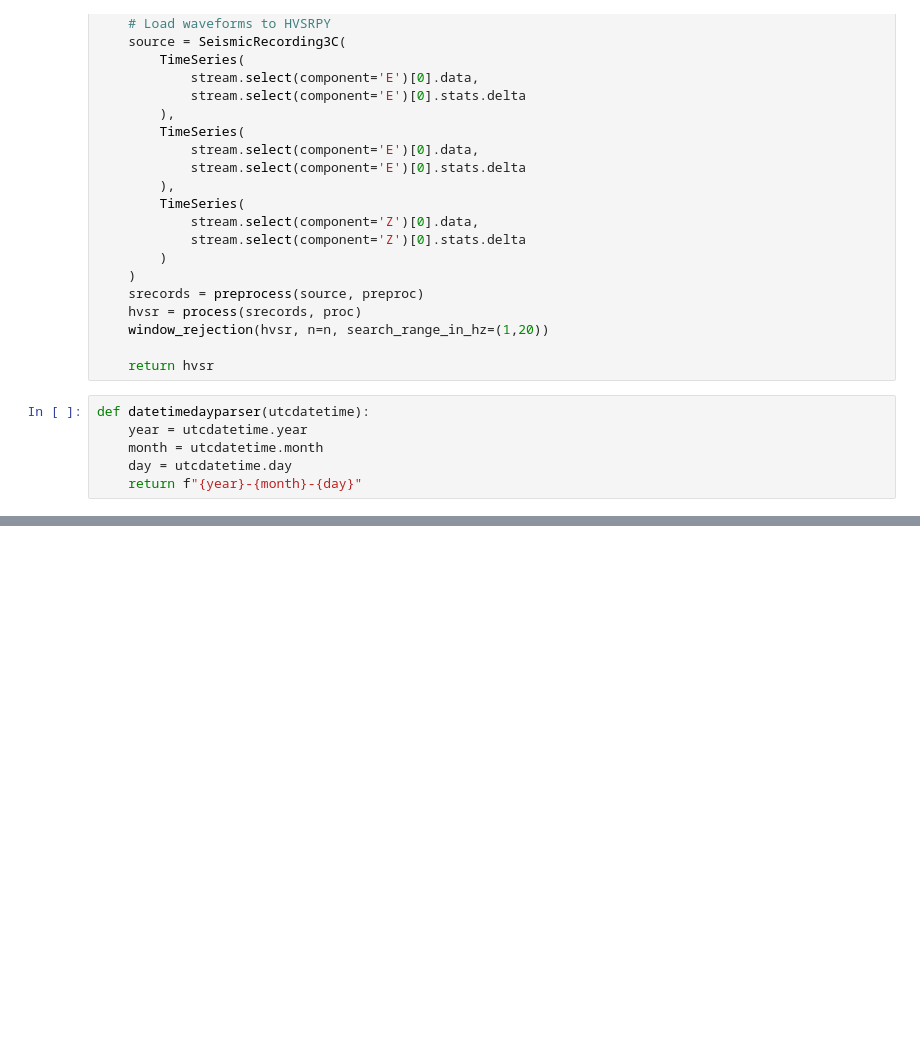
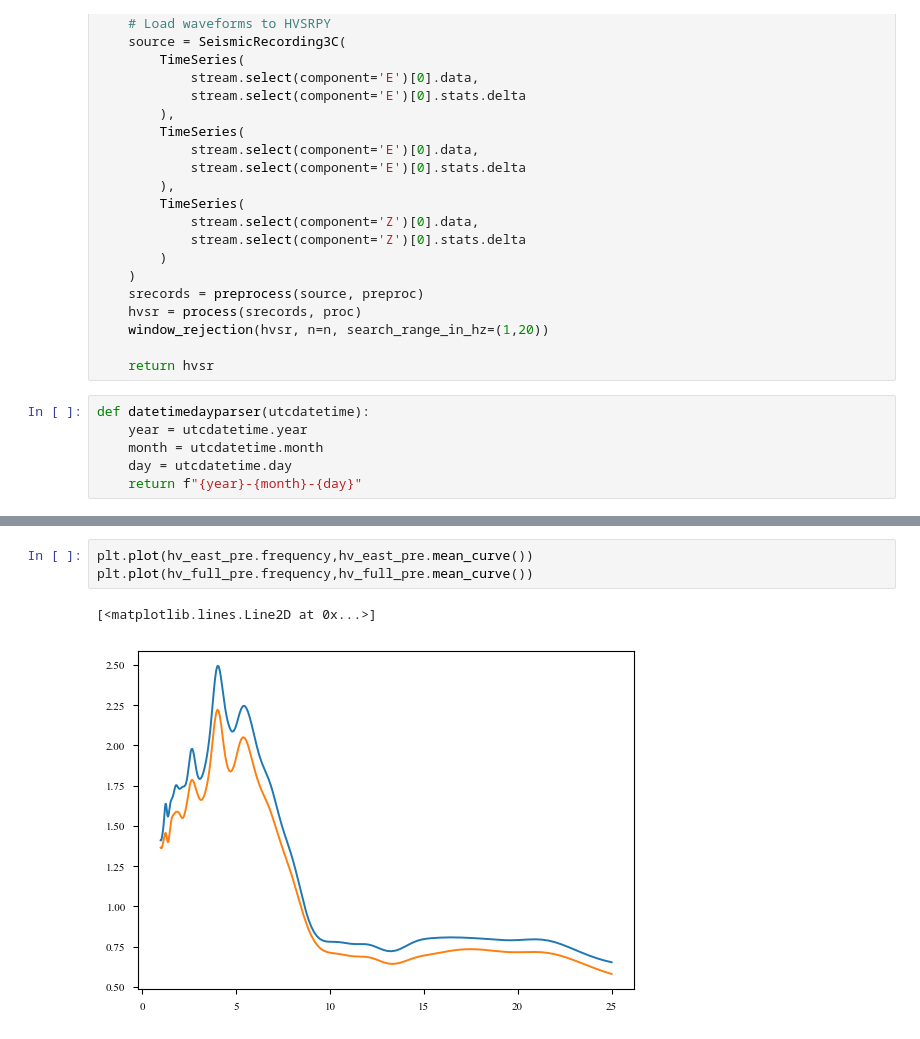
Before and after one commit to barrosofernandez/colima-lahar-hvsr, a Jupyter notebook: hvsr.ipynb, the cells around one changed output, grey strips where cells are left out. Drawn from its saved outputs; the diff is of its cells as text; blank space fills up the shorter version.

```diff
--- a/hvsr.ipynb
+++ b/hvsr.ipynb
@@ -239,0 +354,6 @@ df_hv
+# %%
+plt.plot(hv_east_pre.frequency,hv_east_pre.mean_curve())
+plt.plot(hv_full_pre.frequency,hv_full_pre.mean_curve())
+# %% [output]
+[<matplotlib.lines.Line2D at 0x...>]
+[figure, added]
```
Also changed, not shown: parts of 30 cells of this notebook.
